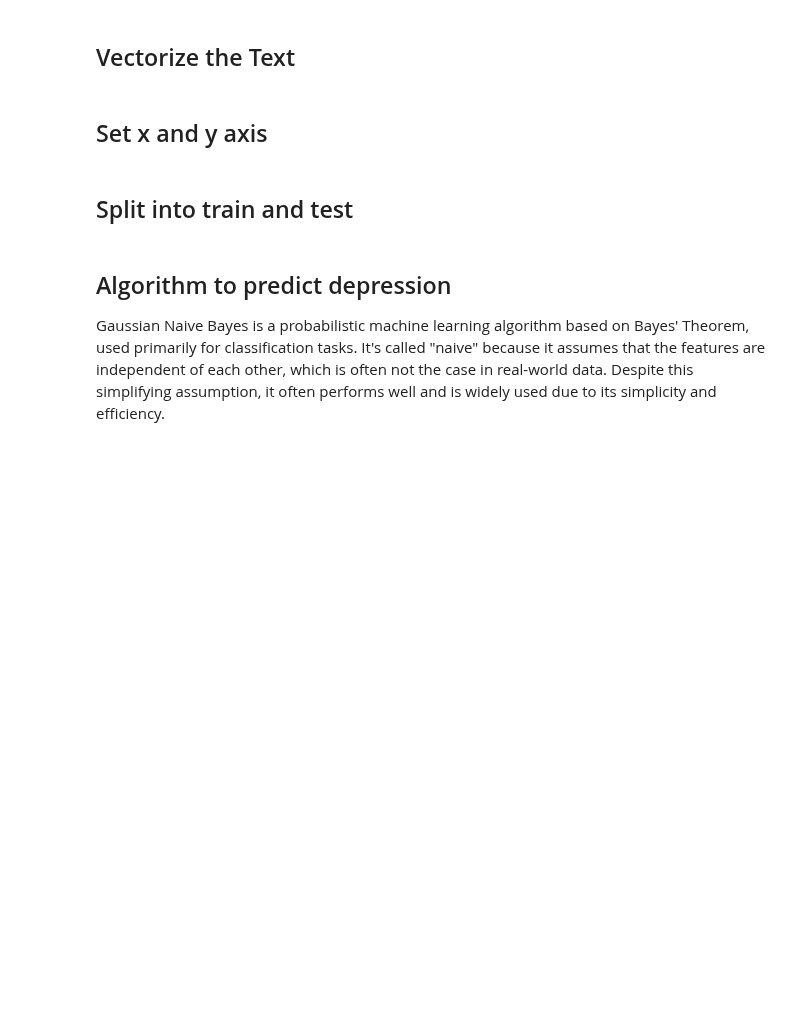
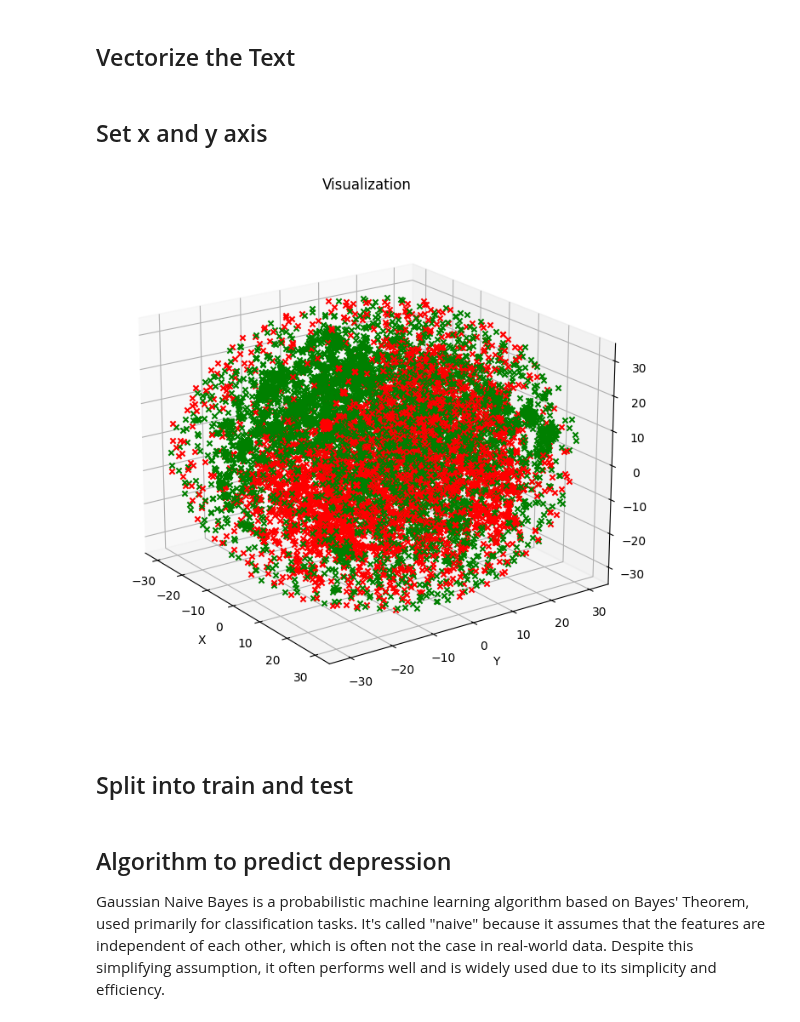
Before and after one commit to robrohan/AUT, a Jupyter notebook: ENGE817/Report/depression_twitter.ipynb, the cells around one changed output. Drawn from its saved outputs; the diff is of its cells as text; code cells hidden in the pictures; blank space fills up the shorter version.

```diff
--- a/ENGE817/Report/depression_twitter.ipynb
+++ b/ENGE817/Report/depression_twitter.ipynb
@@ -103,13 +104,40 @@ for text in data.post_text:
 ## Vectorize the Text
 # %%
 from sklearn.feature_extraction.text import CountVectorizer
-count_vectorizer = CountVectorizer(max_features=1024, stop_words="english")   # Use 512 words and remove english stop words
+count_vectorizer = CountVectorizer(max_features=280, stop_words="english")   # Use 280 words and remove english stop words
 sparce_matrix = count_vectorizer.fit_transform(text_list).toarray()
 # %% [markdown]
 ## Set x and y axis
 # %%
 x = sparce_matrix
 y = data["label"].values
+# %%
+tsne = TSNE(n_components=3, perplexity=15, random_state=42, init='random', learning_rate=200)
+embeddings_3d = tsne.fit_transform(sparce_matrix)
+# %%
+fig = plt.figure(figsize=(15, 8))
+ax = fig.add_subplot(111, projection='3d')
+clr = {'1': 'green', '0': 'red' }
+
+for i, row in enumerate(embeddings_3d):
+    colour = clr[str(data.loc[i, 'label'])]
+    # maker = 'o' if data.loc[i, 'sentiment'] >= 0 else 'x'
+    marker = 'x'
+    ax.scatter(row[0], row[1], row[2], c=colour, marker=marker)
+
+ax.set_title('Visualization')
+ax.set_xlabel('X')
+ax.set_ylabel('Y')
+ax.set_zlabel('Z')
+
+ax.view_init(elev=20, azim=-35)
+ax.set_xlim([-35, 35])
+ax.set_ylim([-35, 35])
+ax.set_zlim([-35, 35])
+
+plt.show()
+# %% [output]
+[figure, added]
 # %% [markdown]
 ## Split into train and test
 # %%
```
Also changed, not shown: parts of 5 cells of this notebook.
